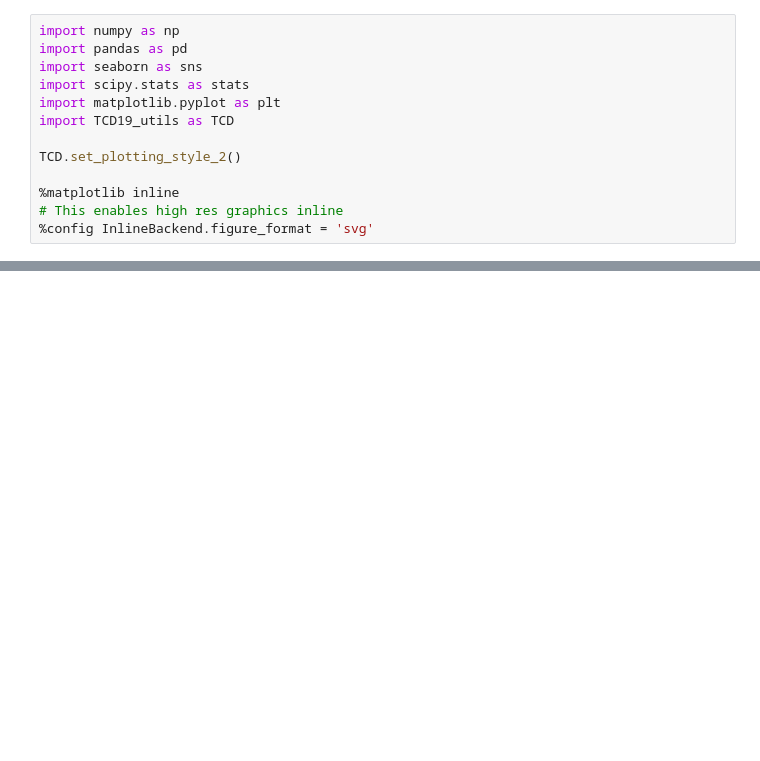
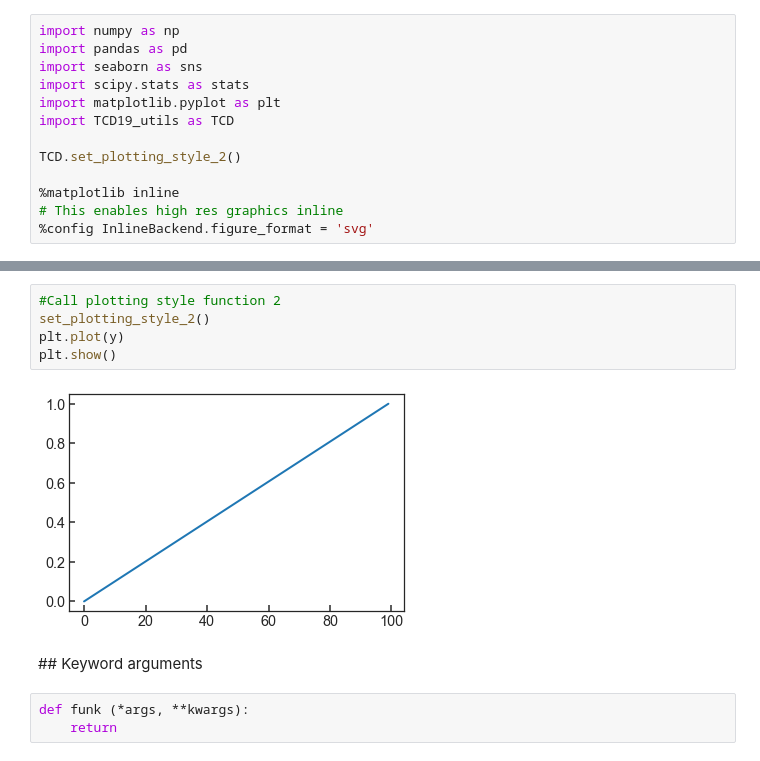
Before and after one commit to eflobau/TCD_19, a Jupyter notebook: notebooks/t5-intro-to-functions.ipynb, the cells around one changed output, grey strips where cells are left out. Saved outputs shown, nothing was run; the diff lists cells and outputs as text; blank space fills up the shorter version.

```diff
--- a/notebooks/t5-intro-to-functions.ipynb
+++ b/notebooks/t5-intro-to-functions.ipynb
@@ -13,0 +180,12 @@ TCD.set_plotting_style_2()
+# %%
+#Call plotting style function 2
+set_plotting_style_2()
+plt.plot(y)
+plt.show()
+# %% [output]
+[figure, added]
+# %% [markdown]
+## Keyword arguments
+# %%
+def funk (*args, **kwargs):
+    return
```
Also changed, not shown: parts of 21 cells of this notebook.
